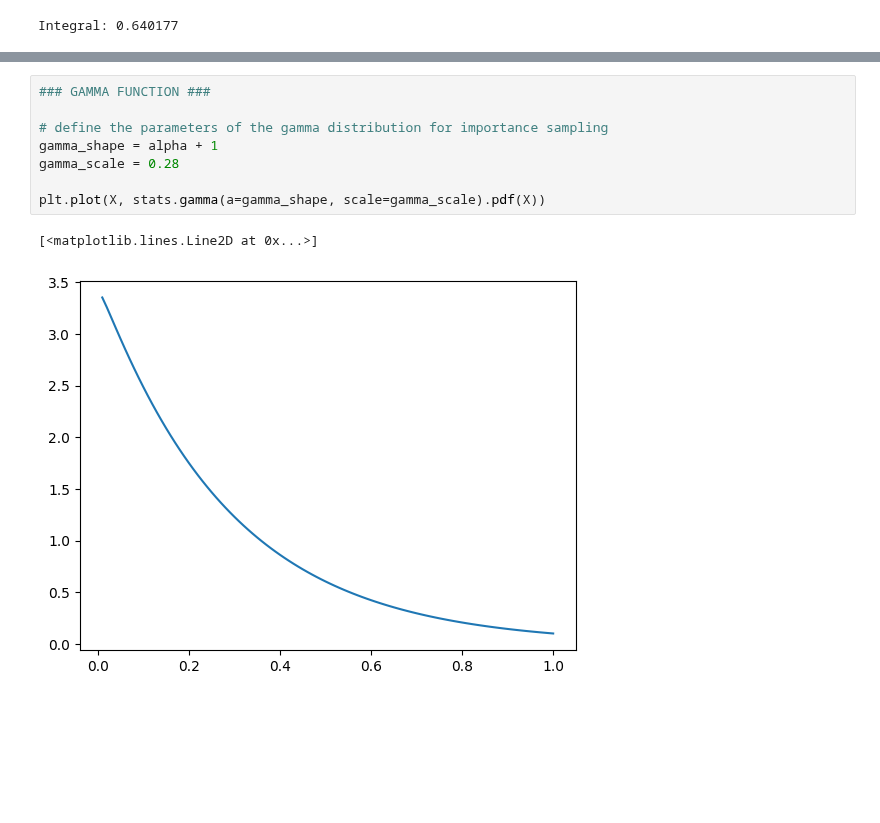
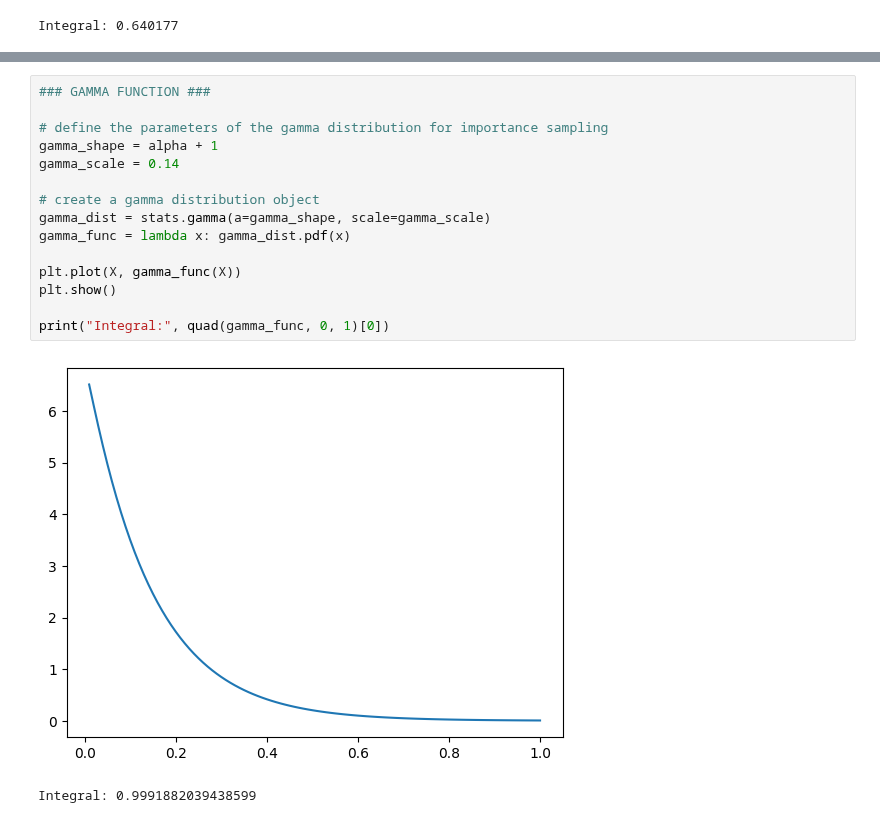
Before and after one commit to ZilD117/Comp-Physics, a Jupyter notebook: Monte Carlo.ipynb, the cells around one changed output, grey strips where cells are left out. Cells and saved outputs as stored; diff of their text form; blank space fills up the shorter version.

```diff
--- a/Monte Carlo.ipynb
+++ b/Monte Carlo.ipynb
@@ -62,14 +63,21 @@ Integral: 0.640177
 # %%
 ### GAMMA FUNCTION ###
 
 # define the parameters of the gamma distribution for importance sampling
 gamma_shape = alpha + 1
-gamma_scale = 0.28
+gamma_scale = 0.14
 
-plt.plot(X, stats.gamma(a=gamma_shape, scale=gamma_scale).pdf(X))
+# create a gamma distribution object
+gamma_dist = stats.gamma(a=gamma_shape, scale=gamma_scale)
+gamma_func = lambda x: gamma_dist.pdf(x)
+
+plt.plot(X, gamma_func(X))
+plt.show()
+
+print("Integral:", quad(gamma_func, 0, 1)[0])
 # %% [output]
+[figure, new version]
-[<matplotlib.lines.Line2D at 0x...>]
+Integral: 0.9991882039438599
-[figure, old version]
 # %%
 ### IMPORTANCE SAMPLING MONTE CARLO INTEGRATION ###
 
```
Also changed, not shown: parts of 3 cells of this notebook.
